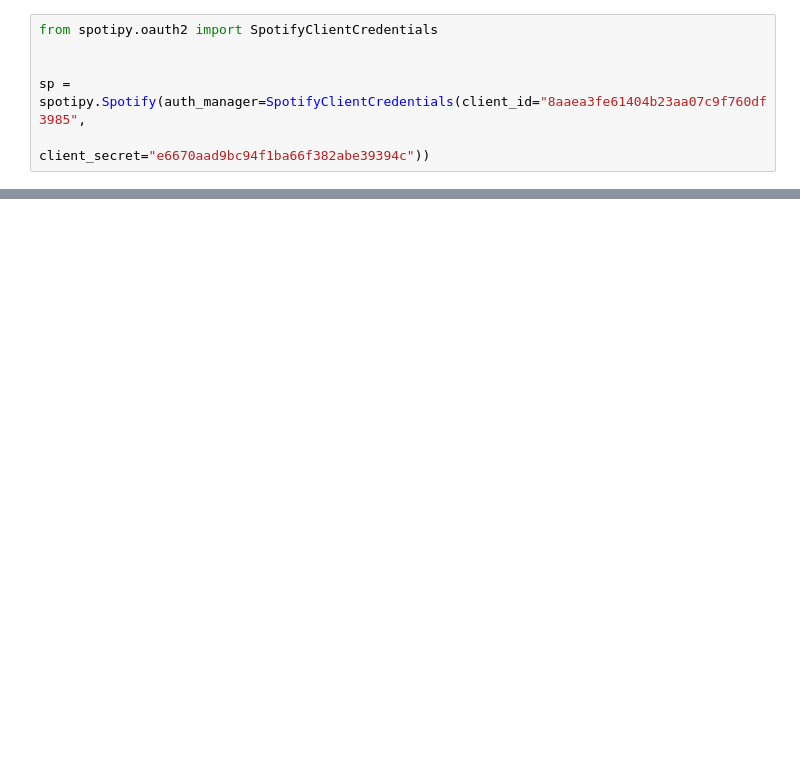
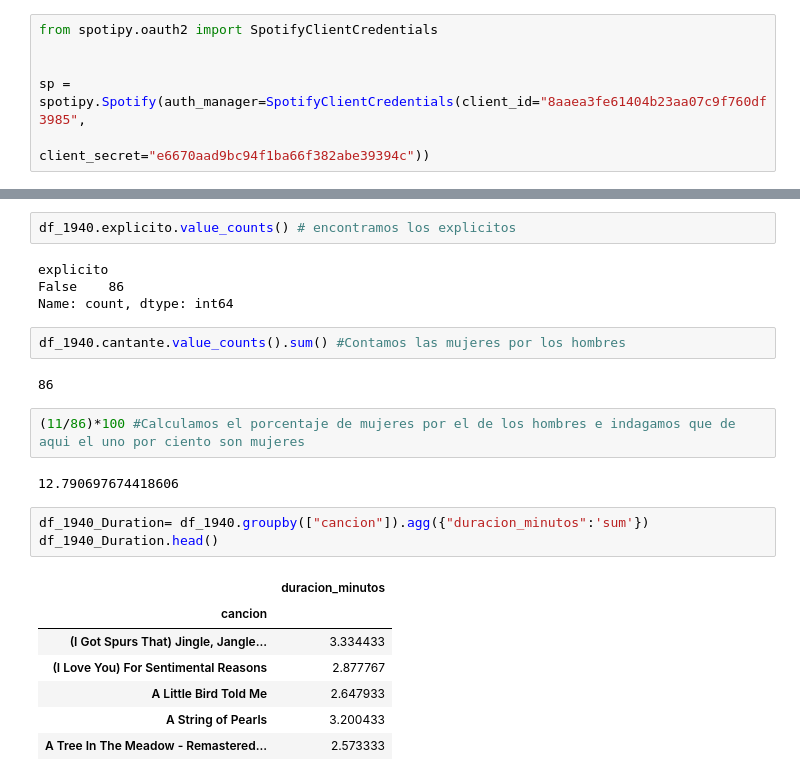
Before and after one commit to JCastillo1997/Rise-and-Fall-of-the-Genres, a Jupyter notebook: Extraction_1940.ipynb, the cells around one changed output, grey strips where cells are left out. Saved outputs shown, nothing was run; the diff lists cells and outputs as text; blank space fills up the shorter version.

```diff
--- a/Extraction_1940.ipynb
+++ b/Extraction_1940.ipynb
@@ -41,3 +50,28 @@ playlist_1940
 | 84 | That Lucky Old Sun | Frankie Laine | 1958 | 3.518433 | Frankie Laine's Greatest Hits | False |
 | 85 | Mule Train | Frankie Laine | 2014 | 2.596883 | The Essential Frankie Laine | False |
 86 rows × 6 columns
+# %%
+df_1940.explicito.value_counts() # encontramos los explicitos
+# %% [output]
+explicito
+False    86
+Name: count, dtype: int64
+# %%
+df_1940.cantante.value_counts().sum() #Contamos las mujeres por los hombres
+# %% [output]
+86
+# %%
+(11/86)*100 #Calculamos el porcentaje de mujeres por el de los hombres e indagamos que de aqui el uno por ciento son mujeres
+# %% [output]
+12.790697674418606
+# %%
+df_1940_Duration= df_1940.groupby(["cancion"]).agg({"duracion_minutos":'sum'})
+df_1940_Duration.head()
+# %% [output]
+|  | duracion_minutos |
+| cancion |  |
+| (I Got Spurs That) Jingle, Jangle... | 3.334433 |
+| (I Love You) For Sentimental Reasons | 2.877767 |
+| A Little Bird Told Me | 2.647933 |
+| A String of Pearls | 3.200433 |
+| A Tree In The Meadow - Remastered... | 2.573333 |
```
Also changed, not shown: parts of 7 cells of this notebook, 2 other files.
